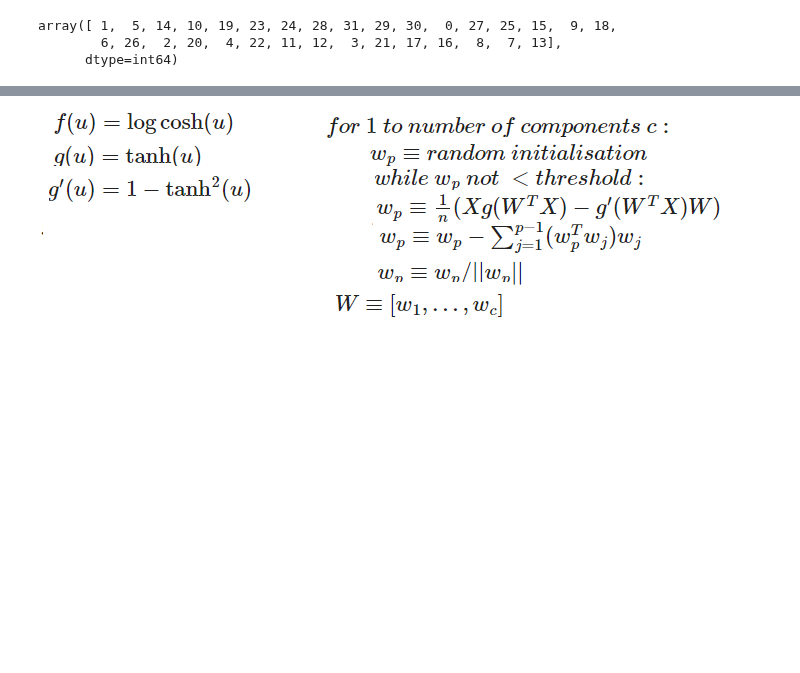
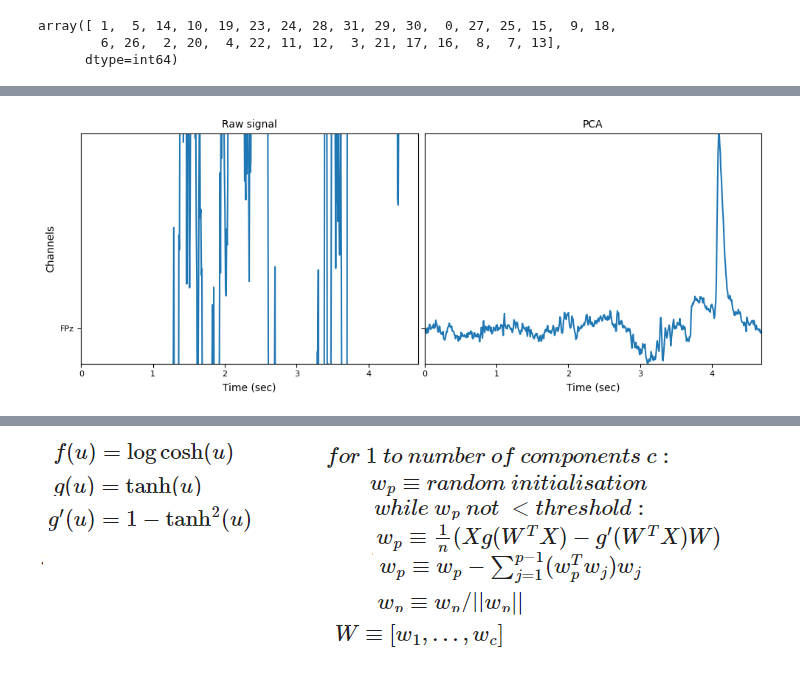
Before and after one commit to RezaSaadatyar/EEG-Lab, a Jupyter notebook: Code/App1_EEG.ipynb, the cells around one changed output, grey strips where cells are left out. Drawn from its saved outputs; the diff is of its cells as text; code cells hidden in the pictures; blank space fills up the shorter version.

```diff
--- a/Code/App1_EEG.ipynb
+++ b/Code/App1_EEG.ipynb
@@ -201,0 +215,14 @@ ICA solves for A and S(t) iteratively, typically using optimization algorithms s
+# %%
+data_centered = data- np.mean(data, axis=0)                          # Center the data (time points x electrode channels)
+data_cov = np.cov(data_centered, rowvar=False)                       # Compute the covariance matrix
+eigenvalues, eigenvectors = np.linalg.eig(data_cov)                  # Compute the eigenvalues and eigenvectors
+idx = eigenvalues.argsort()[::-1]                                 # Arrange eigenvalues and eigenvectors in descending order, aligning the first principal component with the eigenvector of the highest eigenvalue
+eigenvalues = eigenvalues[idx]
+eigenvectors = eigenvectors[:, idx]
+dig_eigenvalues = np.diag(1.0 / np.sqrt(eigenvalues))                # Calculate the diagonal matrix of eigenvalues raised to the power of -0.5
+whitening_matrix = np.dot(np.dot(eigenvectors, dig_eigenvalues), eigenvectors.T)  # Compute the whitening matrix
+X_white = np.dot(data_centered, whitening_matrix)                    # Apply the whitening transformation to data_centered
+data_features = pd.DataFrame(X_white)
+plot_features(data.iloc[:,0:1], data_features.iloc[:,0:1], Fs, channels[:1], first_point=0, last_point=600, num_chan=10, type_feature='PCA')
+# %% [output]
+[figure, added]
```
Also changed, not shown: parts of 10 cells of this notebook.
